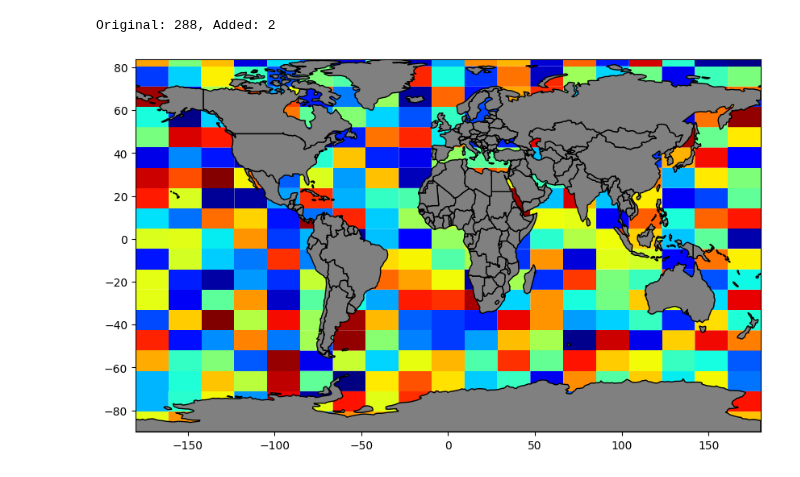
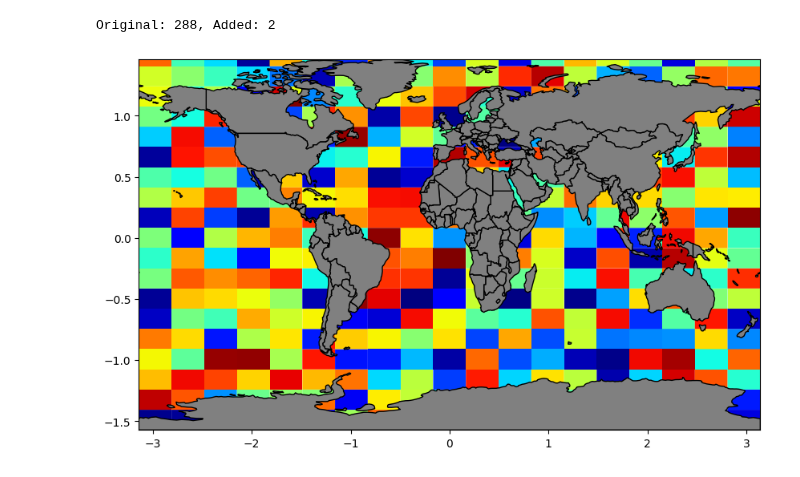
Before and after one commit to nj-vs-vh/funbin, a Jupyter notebook: scripts/negative_space.ipynb, the cells around one changed output. Saved outputs shown, nothing was run; the diff lists cells and outputs as text; code cells hidden in the pictures.

```diff
--- a/scripts/negative_space.ipynb
+++ b/scripts/negative_space.ipynb
@@ -14,4 +14,10 @@ from funbin.geometry import Box, Point, Polygon, as_poly_collection
 from funbin.maps import read_shapefile
 # %%
 countries = read_shapefile("../misc/ne_110m_admin_0_countries.zip")
-bbox = Box(Point(-180, -90), 360, 180)
+countries = [c.scaled(np.pi / 180) for c in countries]
+bbox = Box(Point(-np.pi, -np.pi / 2), 2 * np.pi, np.pi)
+# %%
+fig, ax = plt.subplots()
+
+ax.add_collection(as_poly_collection(countries))
+bbox.fit_axes(ax)
@@ -49,22 +74,22 @@ def intersect_with_tiling(shp: shapely.Polygon, tiling: list[Polygon]) -> list[P
 # %%
 fig, ax = plt.subplots(figsize=(10, 6))
 
 
-x_grid = np.linspace(-180, 180, 20)
-y_grid = np.linspace(-90, 90, 20)
+x_grid = np.linspace(-np.pi, np.pi, 20)
+y_grid = np.linspace(-np.pi / 2, np.pi / 2, 20)
 tiling = []
 for xmin, xmax in itertools.pairwise(x_grid):
     for ymin, ymax in itertools.pairwise(y_grid):
         tiling.append(Box(Point(xmin, ymin), (xmax - xmin), (ymax - ymin)).as_polygon)
 
 for shp in sh_negpolygons:
     ax.add_collection(
         as_poly_collection(intersect_with_tiling(shp, tiling=tiling), coloring="random", edgecolor="none")
     )
 
 ax.add_collection(
     as_poly_collection([Polygon.from_shapely(p) for p in sh_polygons], coloring=None, facecolors="gray", edgecolor="k")
 )
 Box.bounding_all(countries).fit_axes(ax)
 # %% [output]
-[figure, old version]
+[figure, new version]
```
Also changed, not shown: parts of 2 cells of this notebook, 3 other files.
